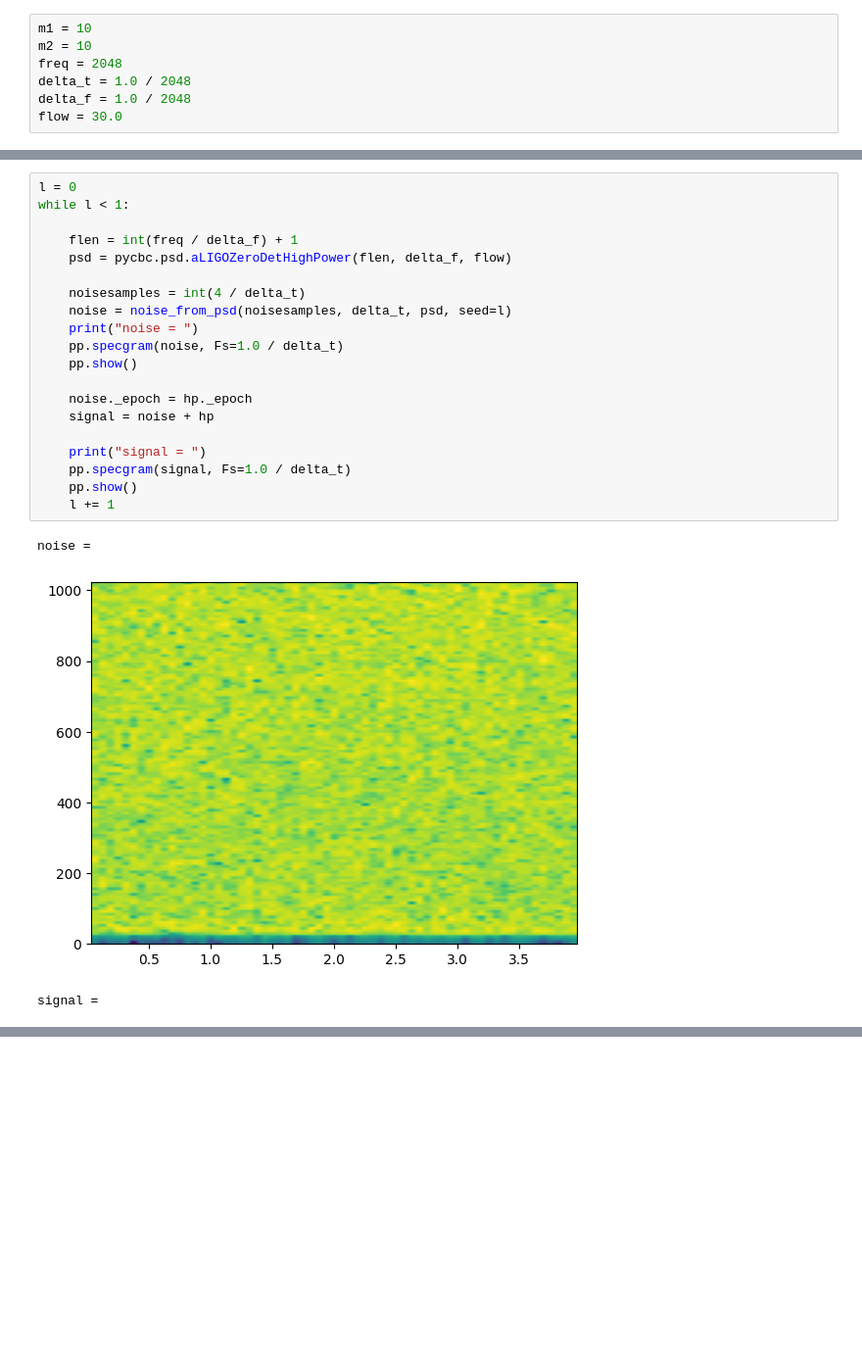
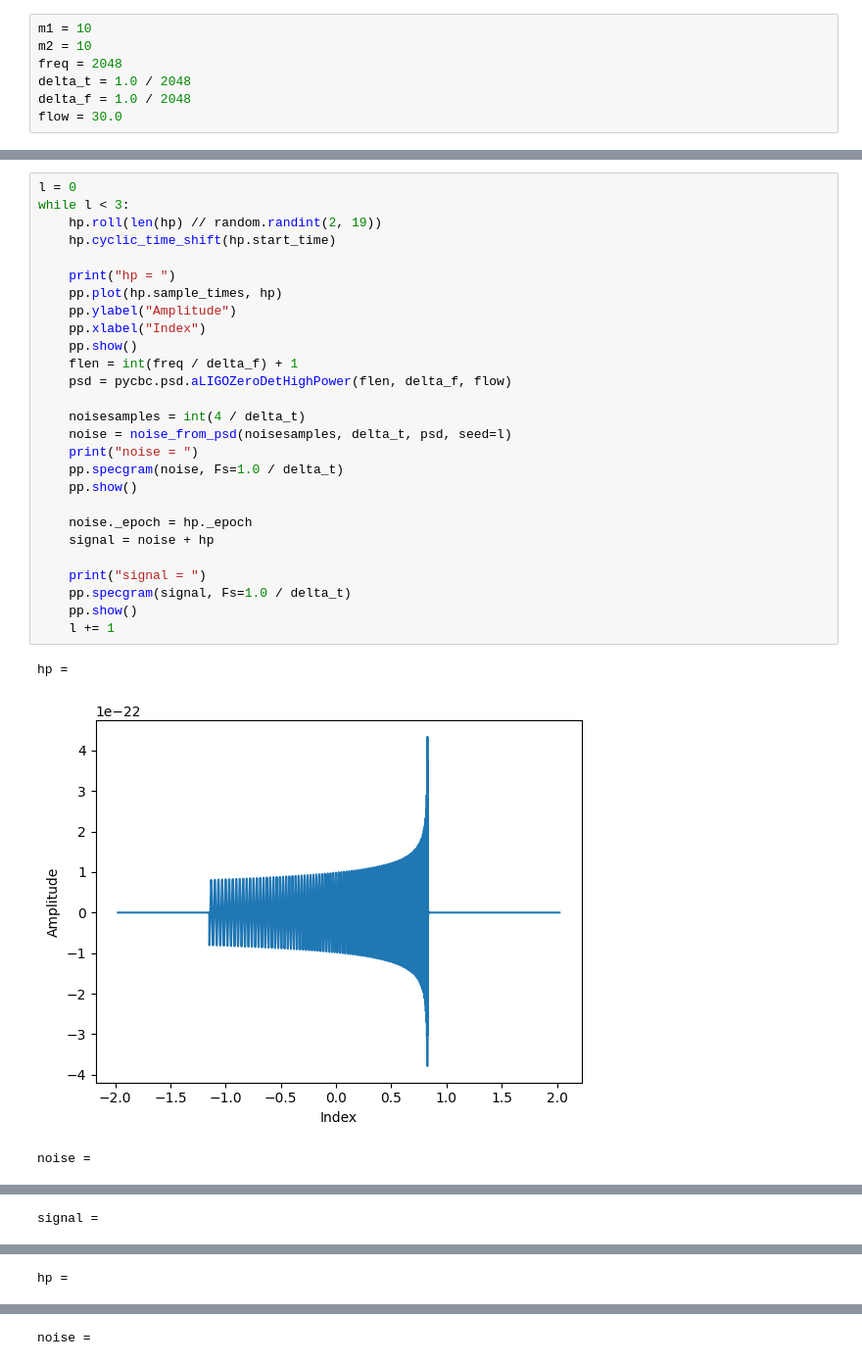
Before and after one commit to Arush-Pimpalkar/GW_Machine_Learning_Model, a Jupyter notebook: data_pipeline.ipynb, the cells around one changed output, grey strips where cells are left out. Shown at 98% size. Cells and saved outputs as stored; diff of their text form; blank space fills up the shorter version.

```diff
--- a/data_pipeline.ipynb
+++ b/data_pipeline.ipynb
@@ -37,24 +30,31 @@ pp.show()
 # %%
 l = 0
-while l < 1:
+while l < 3:
+    hp.roll(len(hp) // random.randint(2, 19))
+    hp.cyclic_time_shift(hp.start_time)
 
+    print("hp = ")
+    pp.plot(hp.sample_times, hp)
+    pp.ylabel("Amplitude")
+    pp.xlabel("Index")
+    pp.show()
     flen = int(freq / delta_f) + 1
     psd = pycbc.psd.aLIGOZeroDetHighPower(flen, delta_f, flow)
 
     noisesamples = int(4 / delta_t)
     noise = noise_from_psd(noisesamples, delta_t, psd, seed=l)
     print("noise = ")
     pp.specgram(noise, Fs=1.0 / delta_t)
     pp.show()
 
     noise._epoch = hp._epoch
     signal = noise + hp
 
     print("signal = ")
     pp.specgram(signal, Fs=1.0 / delta_t)
     pp.show()
     l += 1
 # %% [output]
-noise =
+hp =
-[figure, old version]
+[figure, new version]
-signal =
+noise =
@@ -61,0 +62 @@ signal =
+signal =
@@ -61,0 +64 @@ signal =
+hp =
@@ -61,0 +66 @@ signal =
+noise =
```
Also changed, not shown: parts of 2 cells of this notebook.
